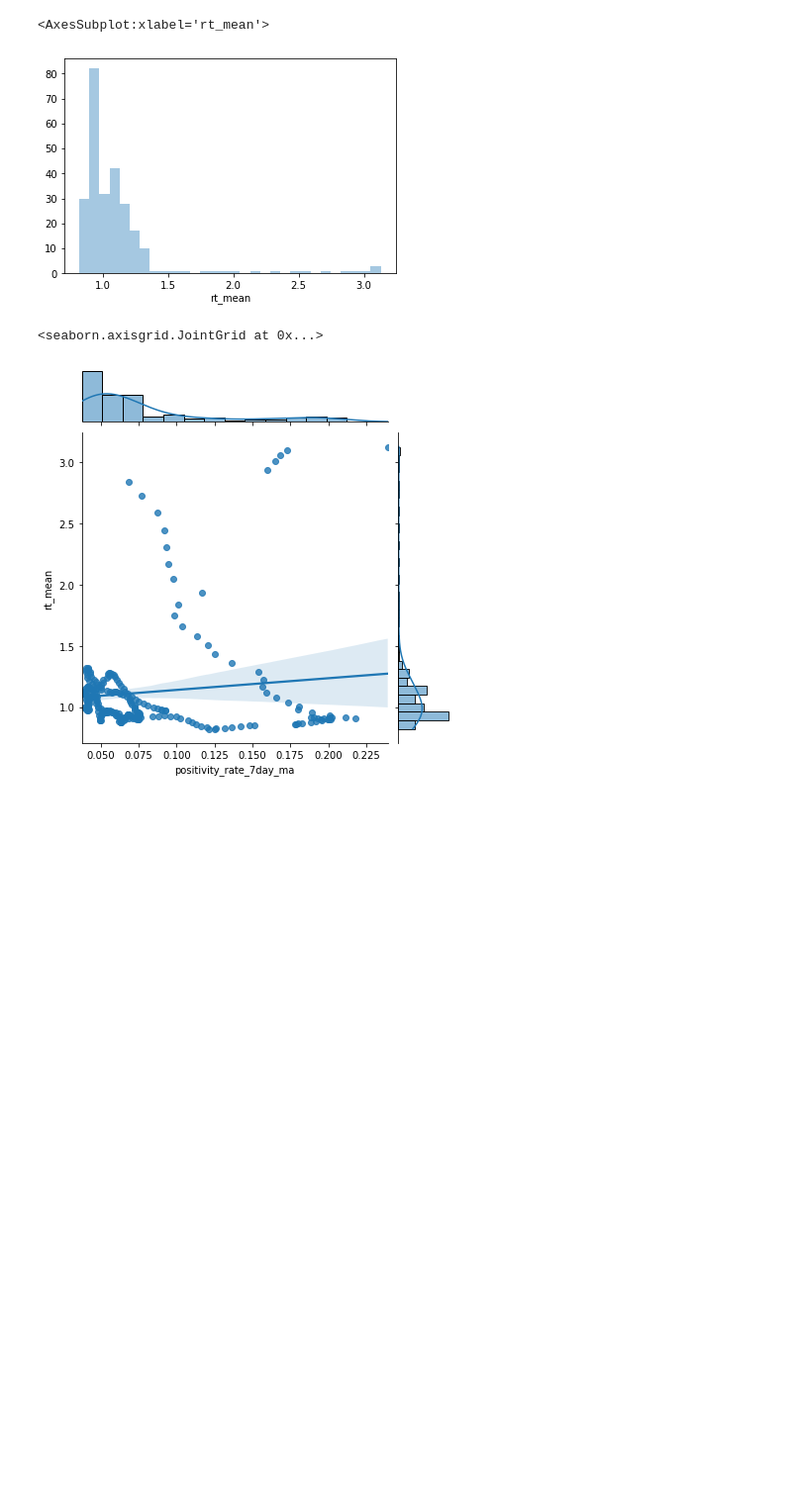
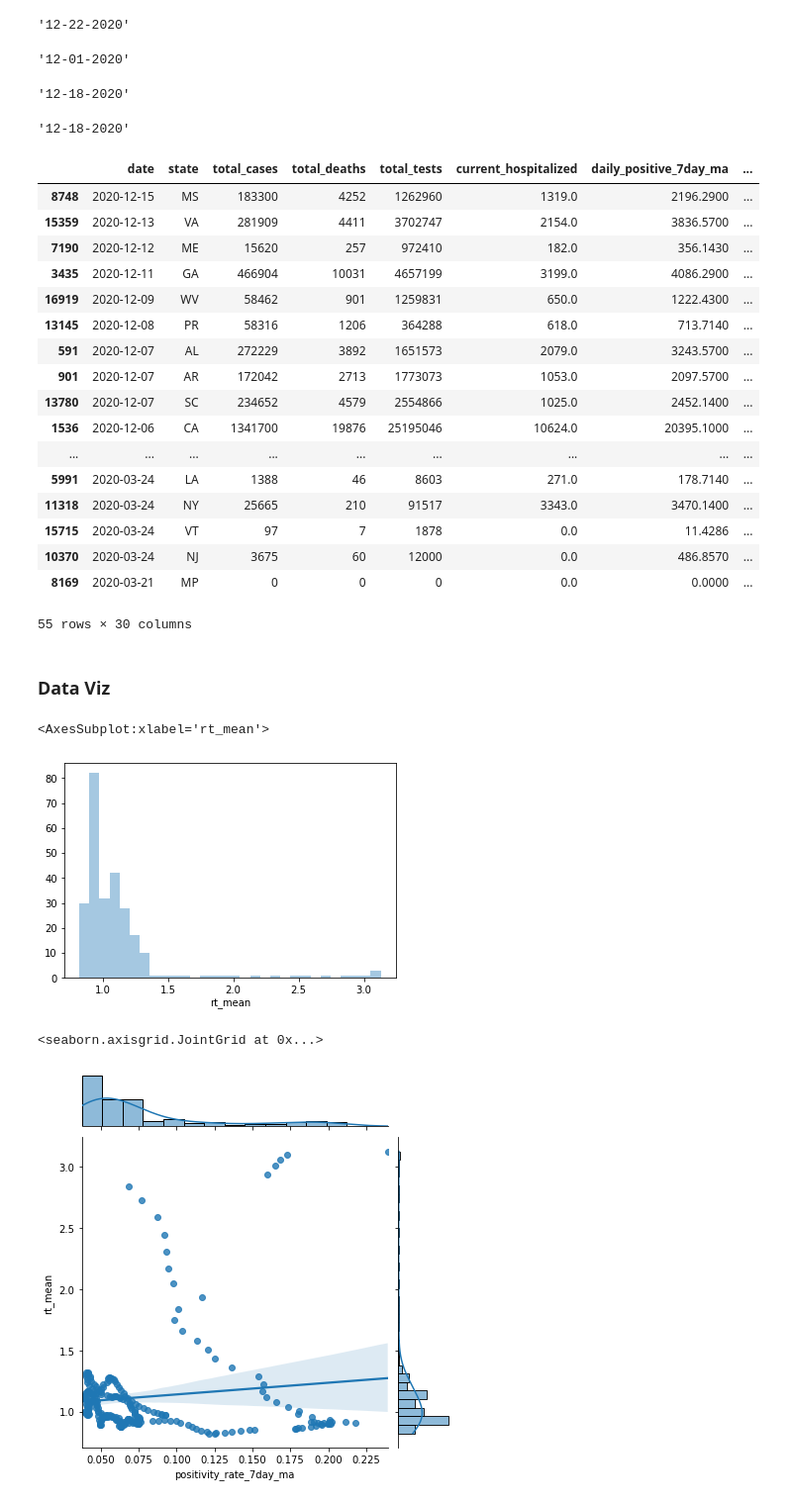
Before and after one commit to michaelcave1515/ai_work, a Jupyter notebook: covid_data/guInfectionEstimates.ipynb, the cells around one changed output. Shown at 99% size. Cells and saved outputs as stored; diff of their text form; code cells hidden in the pictures; blank space fills up the shorter version.

```diff
--- a/covid_data/guInfectionEstimates.ipynb
+++ b/covid_data/guInfectionEstimates.ipynb
@@ -60,6 +38,55 @@ import seaborn as sns
 # %%
 # slicing the US data
 df_usa_viz = df_usa.iloc[20:-14,:]
+# %%
+deathsMax = df_usa['daily_deaths_7day_ma'].idxmax()
+deathsMax = df_usa.iloc[deathsMax]['date']
+deathsMax.strftime('%m-%d-%Y')
+# %% [output]
+'12-22-2020'
+# %%
+infectionsMax = df_usa['new_infected_mean'].idxmax()
+infectionsMax = df_usa.iloc[infectionsMax]['date']
+infectionsMax.strftime('%m-%d-%Y')
+# %% [output]
+'12-01-2020'
+# %%
+casesMax = df_usa['daily_positive_7day_ma'].idxmax()
+casesMax = df_usa.iloc[casesMax]['date']
+casesMax.strftime('%m-%d-%Y')
+# %% [output]
+'12-18-2020'
+# %%
+testsMax = df_usa['daily_tests_7day_ma'].idxmax()
+testsMax = df_usa.iloc[testsMax]['date']
+testsMax.strftime('%m-%d-%Y')
+# %% [output]
+'12-18-2020'
+# %%
+states_agg_max = df_states.loc[df_states.groupby('state').new_infected_mean.agg('idxmax')]
+# %%
+states_agg_max.sort_values(by='date', ascending=False)
+# %% [output]
+|  | date | state | total_cases | total_deaths | total_tests | current_hospitalized | daily_positive_7day_ma | ... |
+| 8748 | 2020-12-15 | MS | 183300 | 4252 | 1262960 | 1319.0 | 2196.2900 | ... |
+| 15359 | 2020-12-13 | VA | 281909 | 4411 | 3702747 | 2154.0 | 3836.5700 | ... |
+| 7190 | 2020-12-12 | ME | 15620 | 257 | 972410 | 182.0 | 356.1430 | ... |
+| 3435 | 2020-12-11 | GA | 466904 | 10031 | 4657199 | 3199.0 | 4086.2900 | ... |
+| 16919 | 2020-12-09 | WV | 58462 | 901 | 1259831 | 650.0 | 1222.4300 | ... |
+| 13145 | 2020-12-08 | PR | 58316 | 1206 | 364288 | 618.0 | 713.7140 | ... |
+| 591 | 2020-12-07 | AL | 272229 | 3892 | 1651573 | 2079.0 | 3243.5700 | ... |
+| 901 | 2020-12-07 | AR | 172042 | 2713 | 1773073 | 1053.0 | 2097.5700 | ... |
+| 13780 | 2020-12-07 | SC | 234652 | 4579 | 2554866 | 1025.0 | 2452.1400 | ... |
+| 1536 | 2020-12-06 | CA | 1341700 | 19876 | 25195046 | 10624.0 | 20395.1000 | ... |
+| ... | ... | ... | ... | ... | ... | ... | ... | ... |
+| 5991 | 2020-03-24 | LA | 1388 | 46 | 8603 | 271.0 | 178.7140 | ... |
+| 11318 | 2020-03-24 | NY | 25665 | 210 | 91517 | 3343.0 | 3470.1400 | ... |
+| 15715 | 2020-03-24 | VT | 97 | 7 | 1878 | 0.0 | 11.4286 | ... |
+| 10370 | 2020-03-24 | NJ | 3675 | 60 | 12000 | 0.0 | 486.8570 | ... |
+| 8169 | 2020-03-21 | MP | 0 | 0 | 0 | 0.0 | 0.0000 | ... |
+55 rows × 30 columns
+# %% [markdown]
+### Data Viz
 # %%
 sns.distplot(df_usa_viz['rt_mean'], kde=False,bins=30)
 # %% [output]
```
Also changed, not shown: parts of 6 cells of this notebook, 10 other files.
